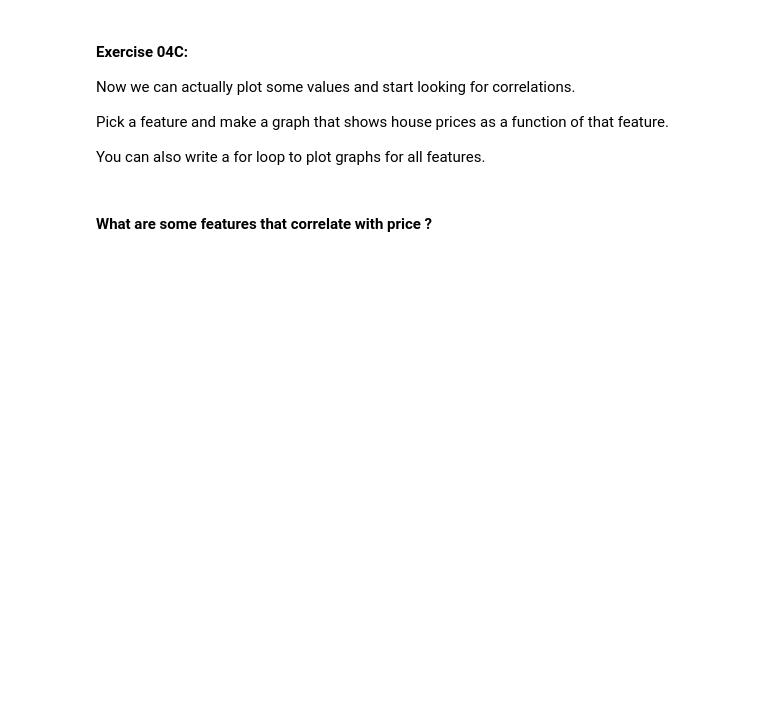
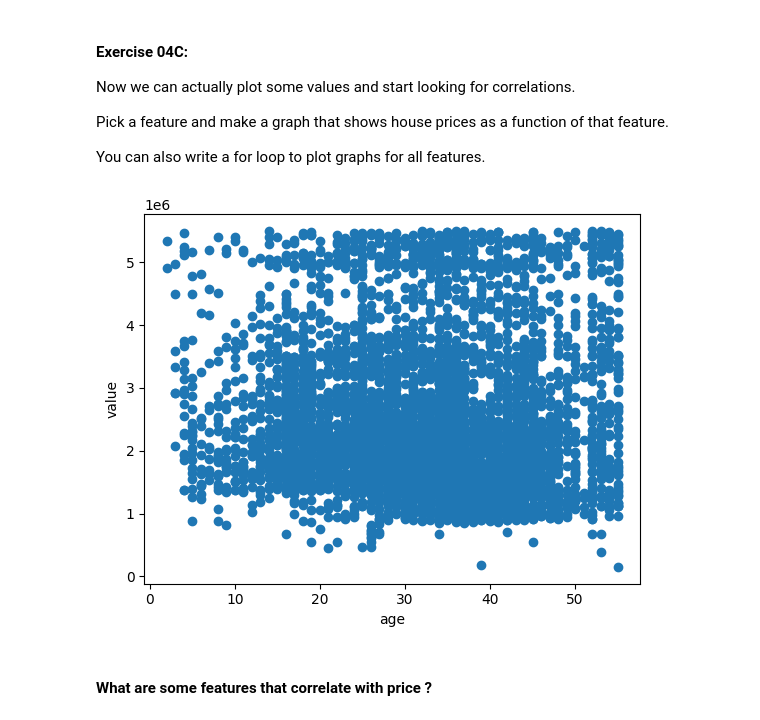
Before and after one commit to DM-GY-9103-intro-to-ML-nyu/ML-HW03, a Jupyter notebook: HW03.ipynb, the cells around one changed output. Cells and saved outputs as stored; diff of their text form; code cells hidden in the pictures; blank space fills up the shorter version.

```diff
--- a/HW03.ipynb
+++ b/HW03.ipynb
@@ -473,5 +574,15 @@ Before we plot anything, let's define a function `list_from_key(objs, key)` that
 
 # helper function to get lists of values from specific key
 def list_from_key(objs, key):
-  # TODO: implement the list_from_key functionality
-  return []
+  return [obj[key] for obj in objs if key in obj]
+
+house_sizes = list_from_key(info_houses, "rooms")
+print("rooms:", house_sizes[:2])
+
+house_sizes = list_from_key(info_houses, "longitude")
+print("longitude:", house_sizes[:2])
+
+house_sizes = list_from_key(info_houses, "latitude")
+print("latitude:", house_sizes[:2])
+
+print(info_houses[:2])
@@ -489,20 +607,22 @@ You can also write a for loop to plot graphs for all features.
 # %%
 # Work on 04C here
 
 # TODO: get a list with all of the price values
-prices = []
+prices = list_from_key(info_houses, "value")
 
 # TODO: get a list with all of the house ages (for example)
-house_ages = []
+house_ages = list_from_key(info_houses, "age")
 
 
 # this is the command to plot a XY scatter plot from 2 lists
 # see documentation: https://matplotlib.org/stable/api/_as_gen/matplotlib.pyplot.scatter.html
 
 plt.scatter(house_ages, prices)
 plt.xlabel("age")
 plt.ylabel("value")
 plt.show()
+# %% [output]
+[figure, added]
 # %% [markdown]
 #### What are some features that correlate with price ?
 # %% [markdown]
```
Also changed, not shown: parts of 15 cells of this notebook.
